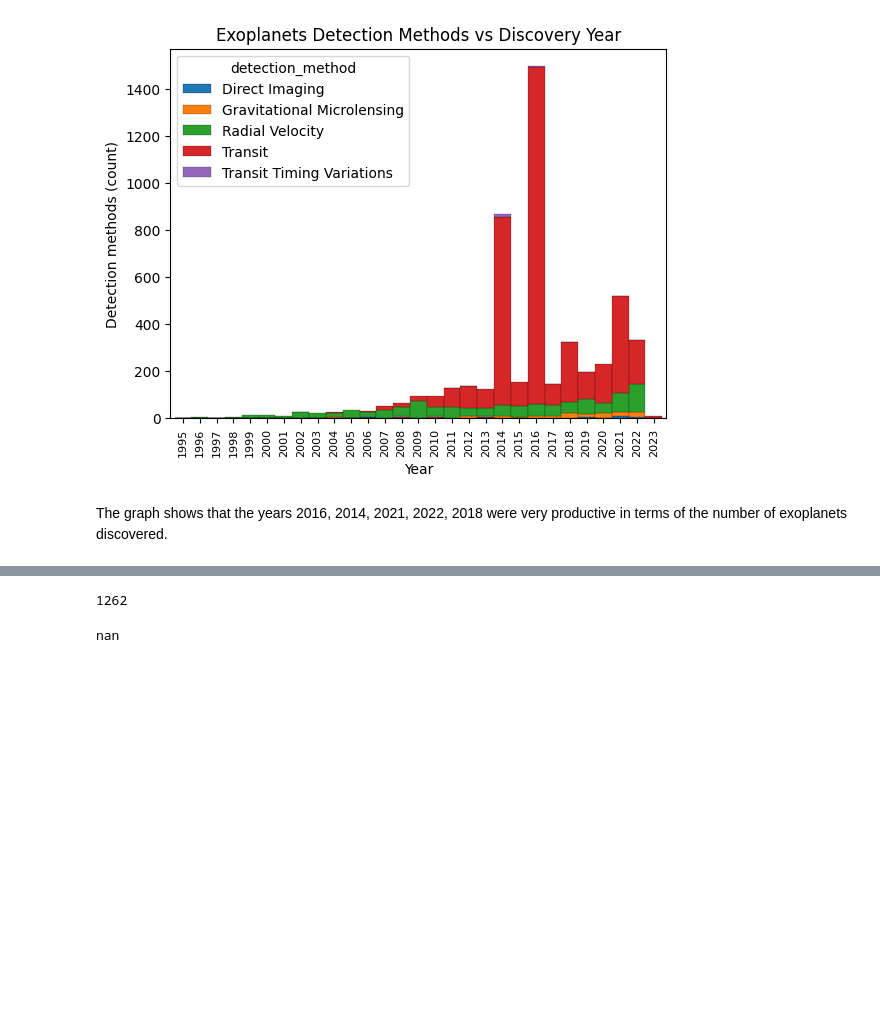
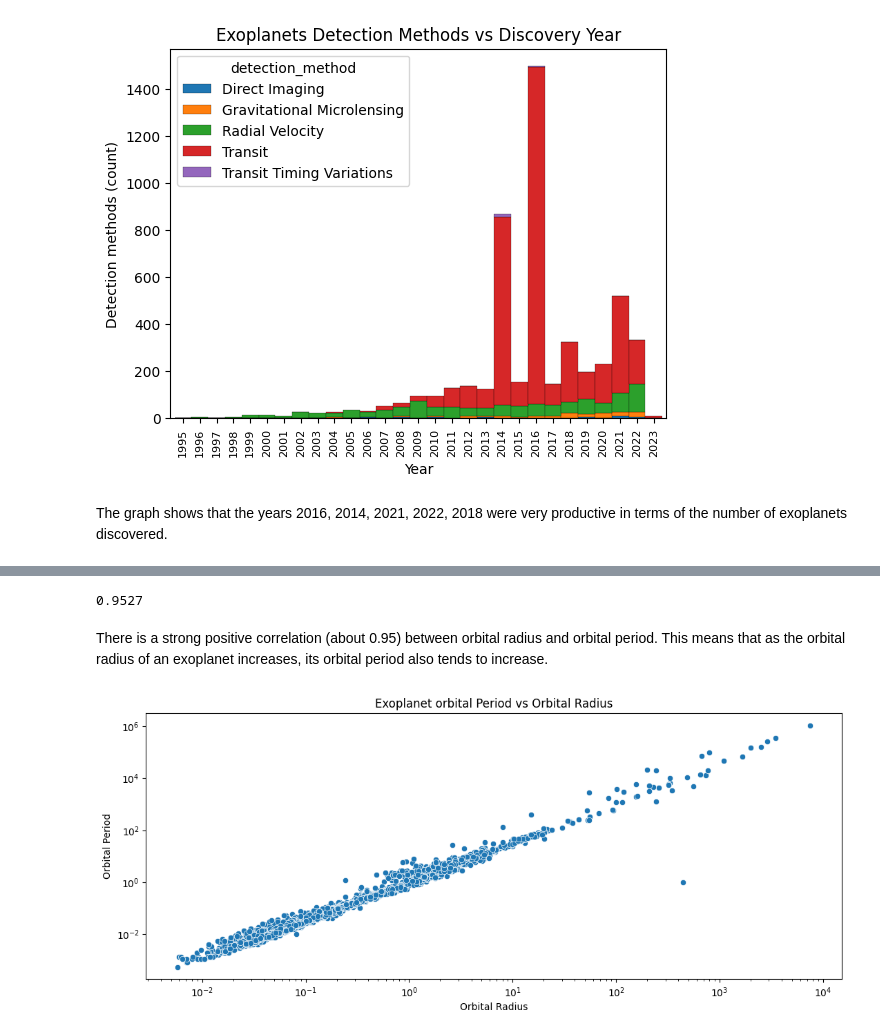
Before and after one commit to 7086600/da_final_project, a Jupyter notebook: da_final_project.ipynb, the cells around one changed output, grey strips where cells are left out. Cells and saved outputs as stored; diff of their text form; code cells hidden in the pictures; blank space fills up the shorter version.

Commit message:
correlation between orbital radius and orbital period; pearsonr, scatterplot

```diff
--- a/da_final_project.ipynb
+++ b/da_final_project.ipynb
@@ -610,10 +602,23 @@ exoplanets_cleaned['orbital_radius'].nunique()
 # %%
-exoplanets_cleaned['orbital_period'].nunique()
+# removing rows with missing values in orbital_radius and orbital_period
+exoplanets_cleaned.dropna(subset=['orbital_radius', 'orbital_period'], inplace=True)
-# %% [output]
-1262
 # %%
 # correlation between orbital radius and orbital period
 corr_orb_radi_period, p = pearsonr(exoplanets_cleaned['orbital_radius'], exoplanets_cleaned['orbital_period'])
-corr_orb_radi_period
+np.round(corr_orb_radi_period, 4)
 # %% [output]
-nan
+0.9527
+# %% [markdown]
+There is a strong positive correlation (about 0.95) between orbital radius and orbital period. This means that as the orbital radius of an exoplanet increases, its orbital period also tends to increase.
+# %%
+# making scatter plot of relation between orbital radius and orbital period
+plt.figure(figsize=(13, 5), frameon=True)
+sns.scatterplot(data=exoplanets_cleaned, x='orbital_radius', y='orbital_period')
+plt.xscale('log') # setting x-axis to logarithmic scale
+plt.yscale('log') # setting y-axis to logarithmic scale
+plt.title('Exoplanet orbital Period vs Orbital Radius')
+plt.xlabel('Orbital Radius')
+plt.ylabel('Orbital Period')
+plt.show()
+# %% [output]
+[figure, added]
```
Also changed, not shown: parts of 4 cells of this notebook.
